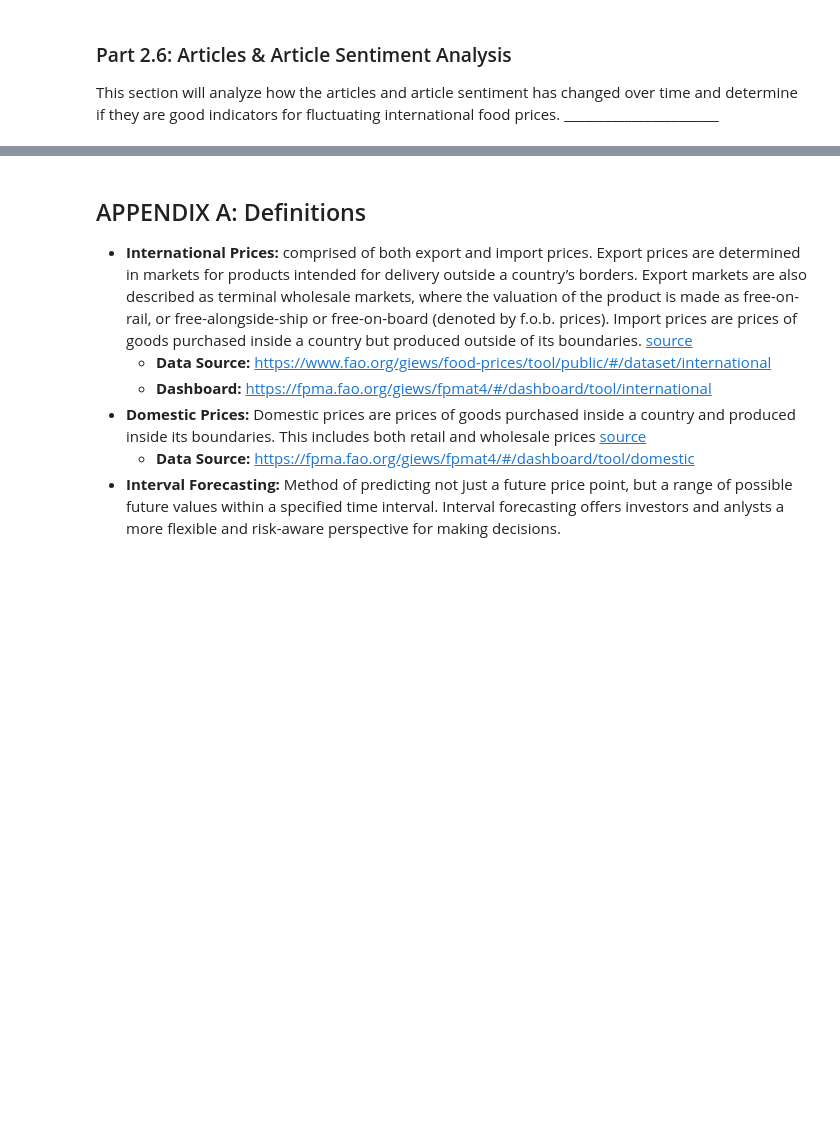
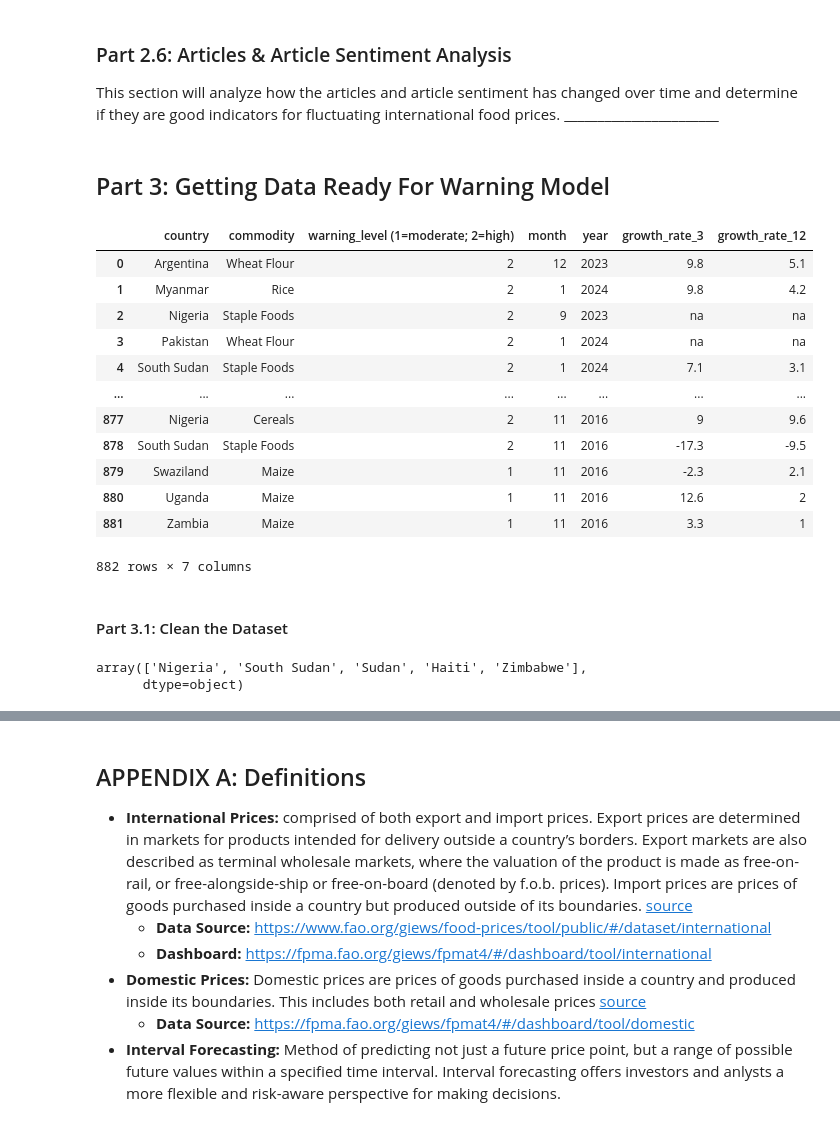
Before and after one commit to Benja-Pauls/Predicting-Commodity-Food-Pricing, a Jupyter notebook: data_analysis.ipynb, the cells around one changed output, grey strips where cells are left out. Saved outputs shown, nothing was run; the diff lists cells and outputs as text; code cells hidden in the pictures; blank space fills up the shorter version.

```diff
--- a/data_analysis.ipynb
+++ b/data_analysis.ipynb
@@ -1490,3 +1490,24 @@ This section will analyze how the harvest data has changed over time and determi
 # %% [markdown]
 ### Part 2.6: Articles & Article Sentiment Analysis
 This section will analyze how the articles and article sentiment has changed over time and determine if they are good indicators for fluctuating international food prices. _______________________
+# %% [markdown]
+## Part 3: Getting Data Ready For Warning Model
+# %%
+warnings = pd.read_csv('all_data/warnings.csv')
+warnings
+# %% [output]
+|  | country | commodity | warning_level (1=moderate; 2=high) | month | year | growth_rate_3 | growth_rate_12 |
+| 0 | Argentina | Wheat Flour | 2 | 12 | 2023 | 9.8 | 5.1 |
+| 1 | Myanmar | Rice | 2 | 1 | 2024 | 9.8 | 4.2 |
+| 2 | Nigeria | Staple Foods | 2 | 9 | 2023 | na | na |
+| 3 | Pakistan | Wheat Flour | 2 | 1 | 2024 | na | na |
+| 4 | South Sudan | Staple Foods | 2 | 1 | 2024 | 7.1 | 3.1 |
+| ... | ... | ... | ... | ... | ... | ... | ... |
+| 877 | Nigeria | Cereals | 2 | 11 | 2016 | 9 | 9.6 |
+| 878 | South Sudan | Staple Foods | 2 | 11 | 2016 | -17.3 | -9.5 |
+| 879 | Swaziland | Maize | 1 | 11 | 2016 | -2.3 | 2.1 |
+| 880 | Uganda | Maize | 1 | 11 | 2016 | 12.6 | 2 |
+| 881 | Zambia | Maize | 1 | 11 | 2016 | 3.3 | 1 |
+882 rows × 7 columns
+# %% [markdown]
+#### Part 3.1: Clean the Dataset
@@ -1492,0 +1528,8 @@ This section will analyze how the articles and article sentiment has changed ove
+# %%
+# If a country is under warning for staple foods, does that mean it's under warning for other types of food too?
+staple_foods = warnings[warnings['commodity'] == 'Staple Foods']
+staple_foods_countries = staple_foods['country'].unique()
+staple_foods_countries
+# %% [output]
+array(['Nigeria', 'South Sudan', 'Sudan', 'Haiti', 'Zimbabwe'],
+      dtype=object)
```
Also changed, not shown: parts of 11 cells of this notebook, 1 other file.
